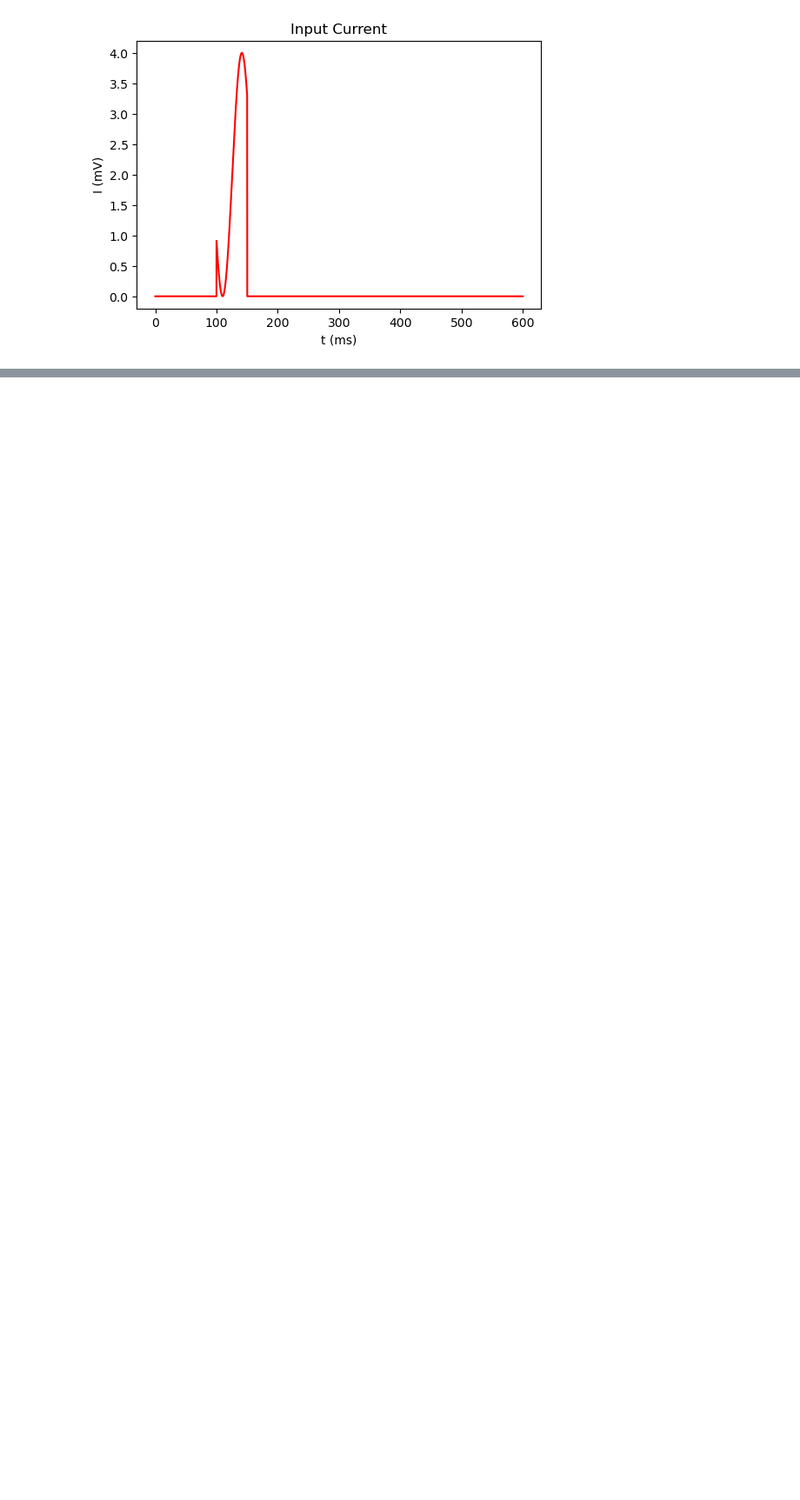
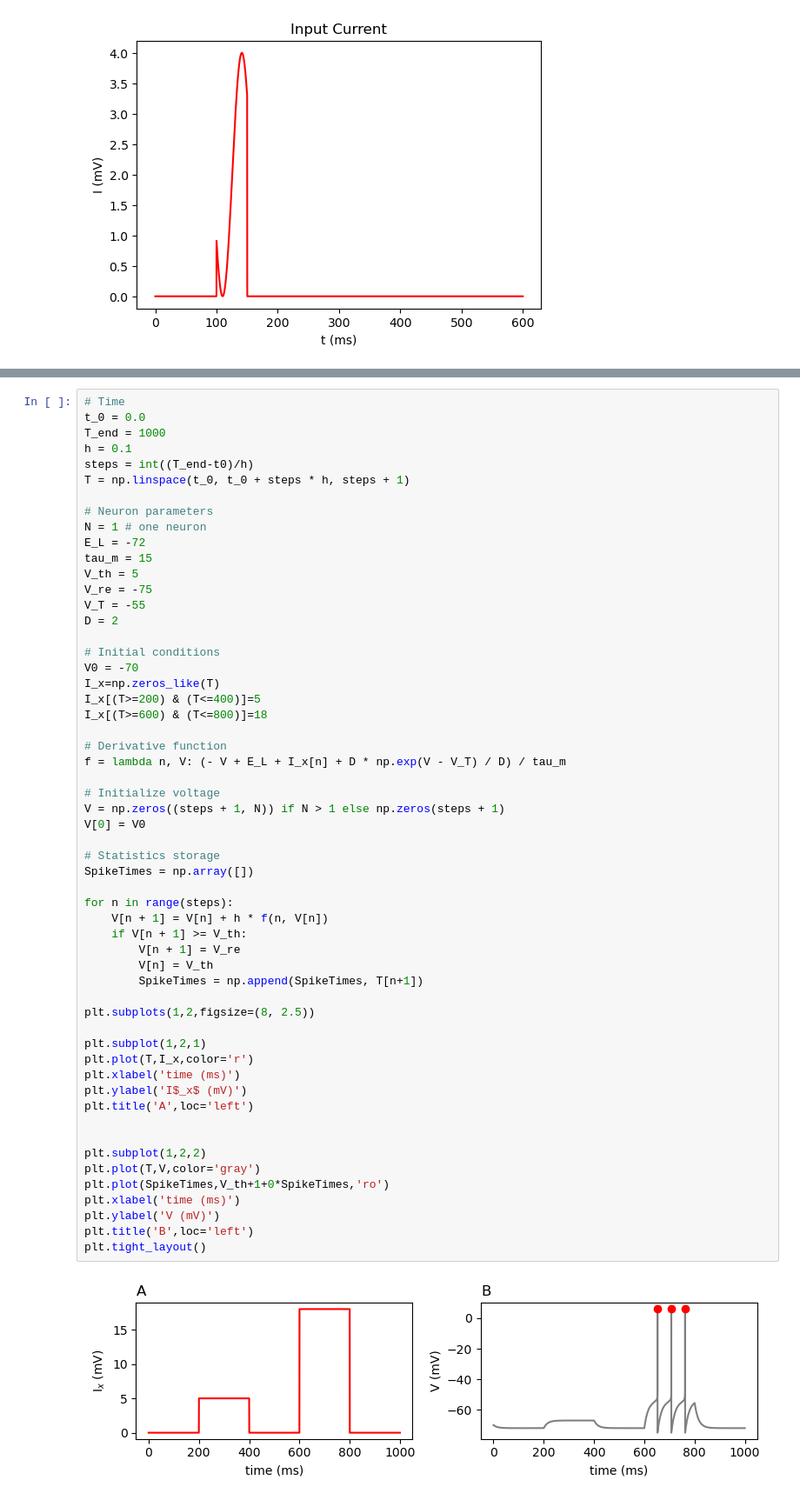
Before and after one commit to yuesha-yc/ModelingNeuralCircuits, a Jupyter notebook: NeuralDynamics.ipynb, the cells around one changed output, grey strips where cells are left out. Shown at 87% size. Drawn from its saved outputs; the diff is of its cells as text; blank space fills up the shorter version.

```diff
--- a/NeuralDynamics.ipynb
+++ b/NeuralDynamics.ipynb
@@ -277,0 +300,58 @@ The rapid upswing is $\mathbf{approximated}$ by adding an exponential term to th
+# %%
+# Time
+t_0 = 0.0
+T_end = 1000
+h = 0.1
+steps = int((T_end-t0)/h)
+T = np.linspace(t_0, t_0 + steps * h, steps + 1)
+
+# Neuron parameters
+N = 1 # one neuron
+E_L = -72
+tau_m = 15
+V_th = 5
+V_re = -75
+V_T = -55
+D = 2
+
+# Initial conditions
+V0 = -70
+I_x=np.zeros_like(T)
+I_x[(T>=200) & (T<=400)]=5
+I_x[(T>=600) & (T<=800)]=18
+
+# Derivative function
+f = lambda n, V: (- V + E_L + I_x[n] + D * np.exp(V - V_T) / D) / tau_m
+
+# Initialize voltage
+V = np.zeros((steps + 1, N)) if N > 1 else np.zeros(steps + 1)
+V[0] = V0
+
+# Statistics storage
+SpikeTimes = np.array([])
+
+for n in range(steps):
+    V[n + 1] = V[n] + h * f(n, V[n])
+    if V[n + 1] >= V_th:
+        V[n + 1] = V_re
+        V[n] = V_th
+        SpikeTimes = np.append(SpikeTimes, T[n+1])
+
+plt.subplots(1,2,figsize=(8, 2.5))
+
+plt.subplot(1,2,1)
+plt.plot(T,I_x,color='r')
+plt.xlabel('time (ms)')
+plt.ylabel('I$_x$ (mV)')
+plt.title('A',loc='left')
+
+
+plt.subplot(1,2,2)
+plt.plot(T,V,color='gray')
+plt.plot(SpikeTimes,V_th+1+0*SpikeTimes,'ro')
+plt.xlabel('time (ms)')
+plt.ylabel('V (mV)')
+plt.title('B',loc='left')
+plt.tight_layout()
+# %% [output]
+[figure, added]
```
Also changed, not shown: parts of 3 cells of this notebook.
